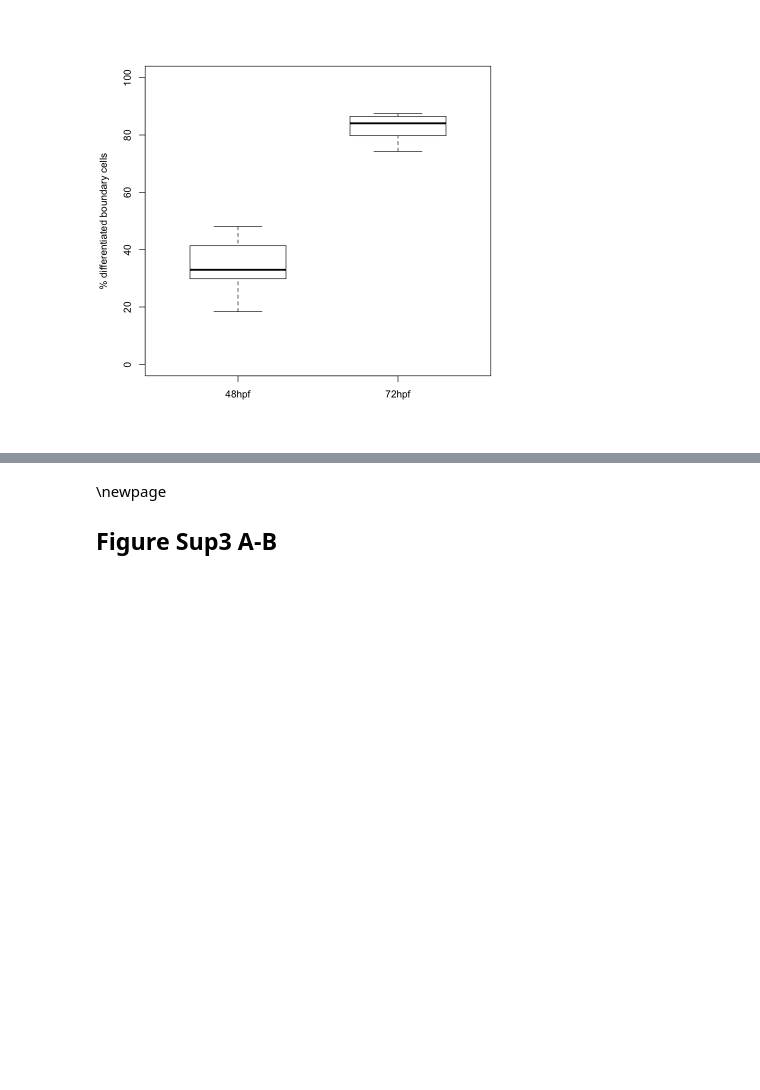
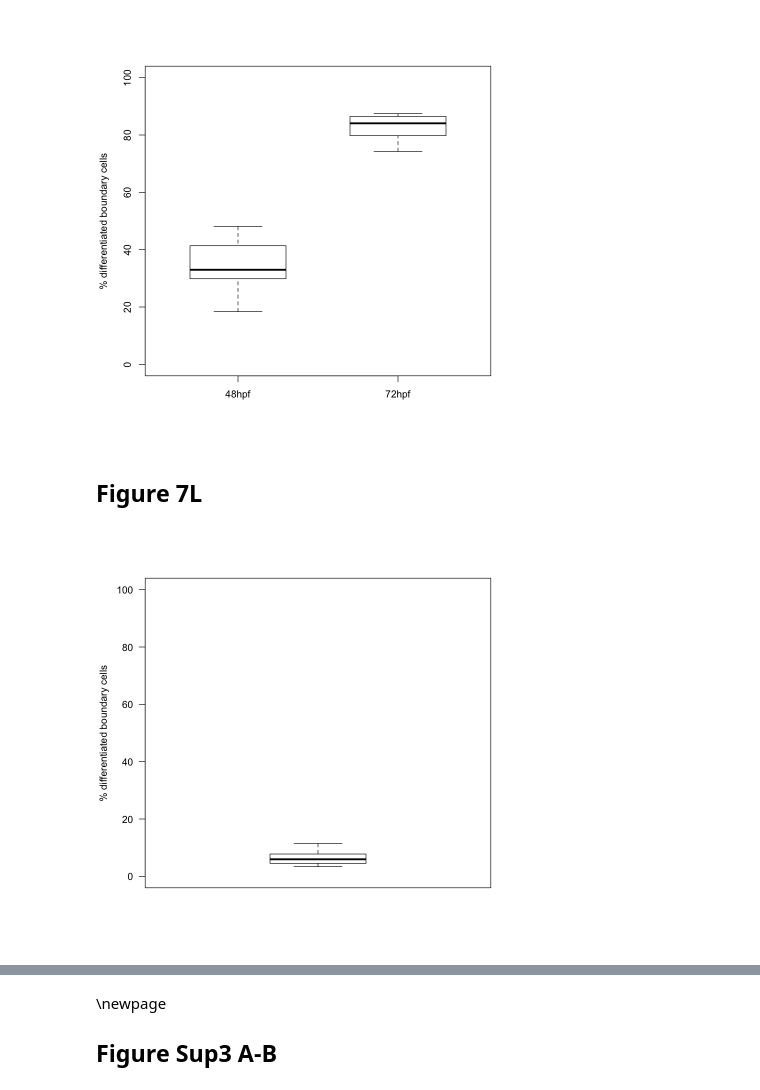
Before and after one commit to cristinapujades/Hevia_et_at_2022, a Jupyter notebook: Hevia_et_al_2022.ipynb, the cells around one changed output, grey strips where cells are left out. Drawn from its saved outputs; the diff is of its cells as text; code cells hidden in the pictures; blank space fills up the shorter version.

```diff
--- a/Hevia_et_al_2022.ipynb
+++ b/Hevia_et_al_2022.ipynb
@@ -387,0 +411,13 @@ A data.frame: 20 × 5
+# %%
+BCPdiff <- data.frame(
+Volum.colocalization.BCP.HuC = c(349941.69,674825.048,540146.442,
+                                       310148.821,228214.554,206442.811,431405.527),
+Volum.HuC.total = c(5885563.63,5911144.78,
+                      6345403.54,5908902.65,6034069.95,6127675.38,6114207.62),
+perc.colocalization = c(5.945763430647,
+                          11.41614819321,8.51240490214748,5.24883957937605,
+                          3.7820999075425,3.36902329509498,7.05578799105288)
+)
+rownames(BCPdiff) = c("E1", "E2", "E3", "E4", "E5", "E6", "E7")
+
+BCPdiff
@@ -875,3 +968,13 @@ descr2groups(b1,b2, nams=c("48hpf", "72hpf"), not.paired = TRUE)
 72hpf 10 82.60 4.89 1.55
 [1] " t.test p-value: 1.25029141236881e-09  *** "
 [figure]
+# %% [markdown]
+## Figure 7L
+# %%
+boxplot(BCPdiff$perc.colocalization, main = "",
+        xlab = "", ylab = "% differentiated boundary cells", las=1,
+        ylim=c(0,100), family = "Arial",
+        col ="white",
+        boxwex=0.6)
+# %% [output]
+[figure, added]
```
Also changed, not shown: parts of 8 cells of this notebook.
